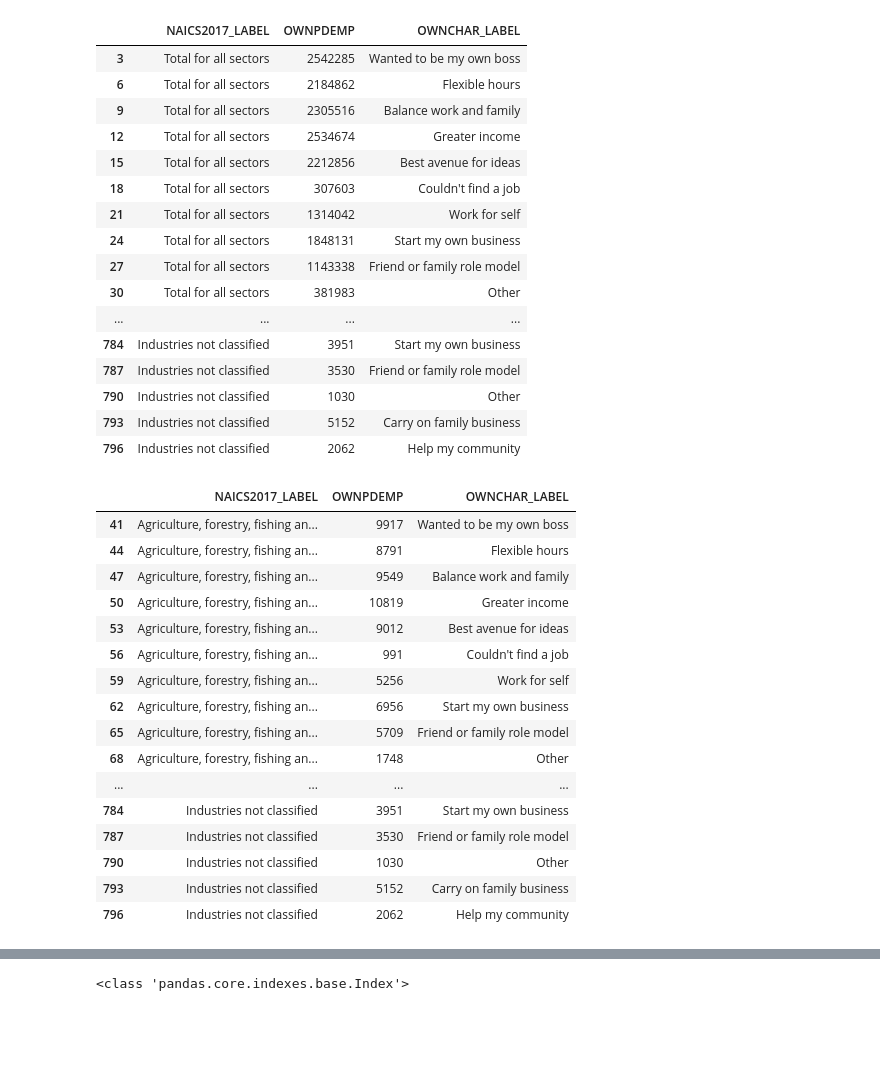
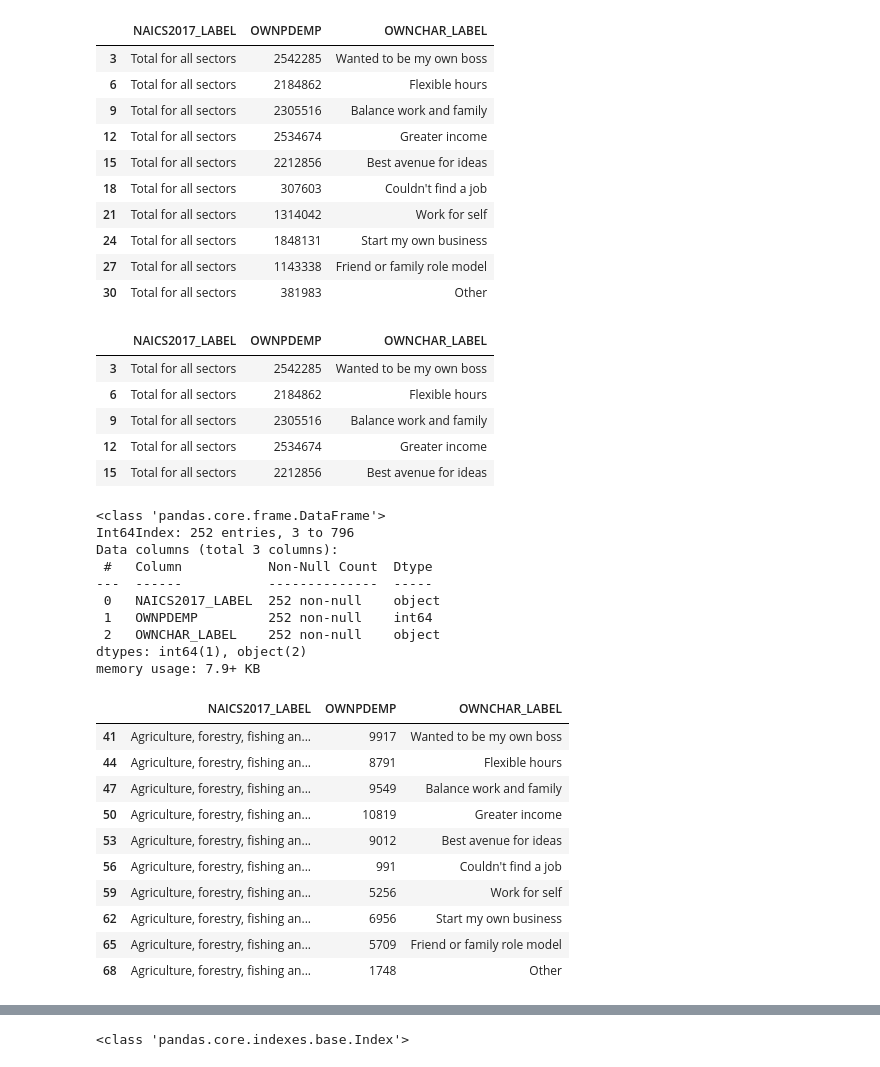
Before and after one commit to snowwly/Assessment_CensusAPIData_Panadas, a Jupyter notebook: Shirley/Q1ETL.ipynb, the cells around one changed output, grey strips where cells are left out. Cells and saved outputs as stored; diff of their text form; code cells hidden in the pictures; blank space fills up the shorter version.

```diff
--- a/Shirley/shirley_notebook2.ipynb
+++ b/Shirley/Q1ETL.ipynb
@@ -31,7 +49,4 @@ df = getDF(fullurlUS)
 # %%
-#Get the industry, employee number and reason for business ownership
-df = df[['NAICS2017_LABEL','OWNPDEMP','OWNCHAR_LABEL']]
-df
 
 #filter out only the reason:Very important answers because there's too many!
 def filterVeryImportant(x):
@@ -41,17 +56,9 @@ def filterVeryImportant(x):
         return False
 
 
-my_filter = df['OWNCHAR_LABEL'].map(lambda x: filterVeryImportant(x))
+my_veryimportant_filter = df['OWNCHAR_LABEL'].map(lambda x: filterVeryImportant(x))
 
-df = df[my_filter]
-df
-
-#Split out the very important from the answer:very important because its redundant
-def changemywords(x):
-    l = x.split(":")
-    return l[0]
-df['OWNCHAR_LABEL'] = df['OWNCHAR_LABEL'].map(lambda x:changemywords(x))
-df
-# df.info()
+df = df[my_veryimportant_filter]
+display(df.head(10))
 # %% [output]
 |  | NAICS2017_LABEL | OWNPDEMP | OWNCHAR_LABEL |
@@ -74,38 +75,58 @@ df
+# %%
+
+#Split out the very important from the answer:very important because its redundant
+def changemywords(x):
+    l = x.split(":")
+    return l[0]
+df['OWNCHAR_LABEL'] = df['OWNCHAR_LABEL'].map(lambda x:changemywords(x))
+display(df.head(10))
+# df.info()
+# %% [output]
+|  | NAICS2017_LABEL | OWNPDEMP | OWNCHAR_LABEL |
+| 3 | Total for all sectors | 2542285 | Wanted to be my own boss |
+| 6 | Total for all sectors | 2184862 | Flexible hours |
+| 9 | Total for all sectors | 2305516 | Balance work and family |
+| 12 | Total for all sectors | 2534674 | Greater income |
+| 15 | Total for all sectors | 2212856 | Best avenue for ideas |
+| 18 | Total for all sectors | 307603 | Couldn't find a job |
+| 21 | Total for all sectors | 1314042 | Work for self |
+| 24 | Total for all sectors | 1848131 | Start my own business |
+| 27 | Total for all sectors | 1143338 | Friend or family role model |
+| 30 | Total for all sectors | 381983 | Other |
 # %%
 
 # def changetoint(x):
 #     val = int(x)
 
 #make sure employee amount is an int because I will do math with it
 df['OWNPDEMP'] = df['OWNPDEMP'].astype('int64')
-df
+display(df.head(5))
 
-# df.info()
+df.info()
 # df=df.pivot(index='NAICS2017_LABEL', columns='OWNCHAR_LABEL',values='OWNPDEMP')
 # df
 # %% [output]
 |  | NAICS2017_LABEL | OWNPDEMP | OWNCHAR_LABEL |
 | 3 | Total for all sectors | 2542285 | Wanted to be my own boss |
 | 6 | Total for all sectors | 2184862 | Flexible hours |
 | 9 | Total for all sectors | 2305516 | Balance work and family |
 | 12 | Total for all sectors | 2534674 | Greater income |
 | 15 | Total for all sectors | 2212856 | Best avenue for ideas |
-| 18 | Total for all sectors | 307603 | Couldn't find a job |
-| 21 | Total for all sectors | 1314042 | Work for self |
-| 24 | Total for all sectors | 1848131 | Start my own business |
-| 27 | Total for all sectors | 1143338 | Friend or family role model |
-| 30 | Total for all sectors | 381983 | Other |
-| ... | ... | ... | ... |
-| 784 | Industries not classified | 3951 | Start my own business |
-| 787 | Industries not classified | 3530 | Friend or family role model |
-| 790 | Industries not classified | 1030 | Other |
-| 793 | Industries not classified | 5152 | Carry on family business |
-| 796 | Industries not classified | 2062 | Help my community |
+<class 'pandas.core.frame.DataFrame'>
+Int64Index: 252 entries, 3 to 796
+Data columns (total 3 columns):
+ #   Column           Non-Null Count  Dtype
+---  ------           --------------  -----
+ 0   NAICS2017_LABEL  252 non-null    object
+ 1   OWNPDEMP         252 non-null    int64
+ 2   OWNCHAR_LABEL    252 non-null    object
+dtypes: int64(1), object(2)
+memory usage: 7.9+ KB
 # %%
 #get rid of totals because of double counting
-filter = df['NAICS2017_LABEL'] != 'Total for all sectors'
-df =df[filter]
-df
+total_filter = df['NAICS2017_LABEL'] != 'Total for all sectors'
+df =df[total_filter]
+display(df.head(10))
 # %% [output]
 |  | NAICS2017_LABEL | OWNPDEMP | OWNCHAR_LABEL |
 | 41 | Agriculture, forestry, fishing an... | 9917 | Wanted to be my own boss |
@@ -118,12 +139,6 @@ df
 | 62 | Agriculture, forestry, fishing an... | 6956 | Start my own business |
 | 65 | Agriculture, forestry, fishing an... | 5709 | Friend or family role model |
 | 68 | Agriculture, forestry, fishing an... | 1748 | Other |
-| ... | ... | ... | ... |
-| 784 | Industries not classified | 3951 | Start my own business |
-| 787 | Industries not classified | 3530 | Friend or family role model |
-| 790 | Industries not classified | 1030 | Other |
-| 793 | Industries not classified | 5152 | Carry on family business |
-| 796 | Industries not classified | 2062 | Help my community |
 # %%
 #pivot the table so that the index is now the industry name and each of the values that were the reasons to own are now their own column names
 df=df.pivot(index='NAICS2017_LABEL', columns='OWNCHAR_LABEL',values='OWNPDEMP')
```
Also changed, not shown: parts of 5 cells of this notebook, 2 other files.
